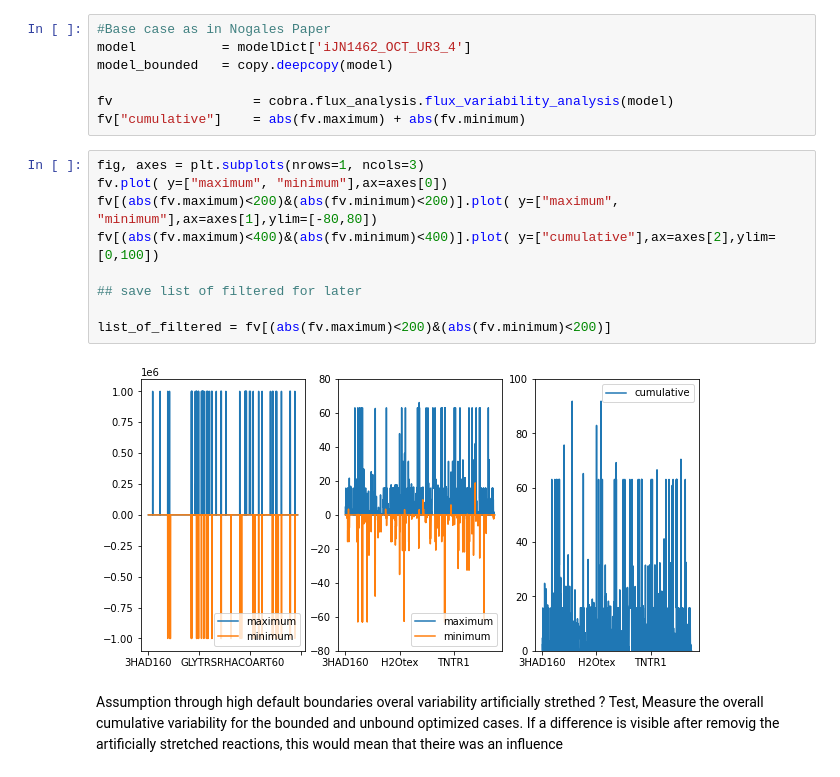
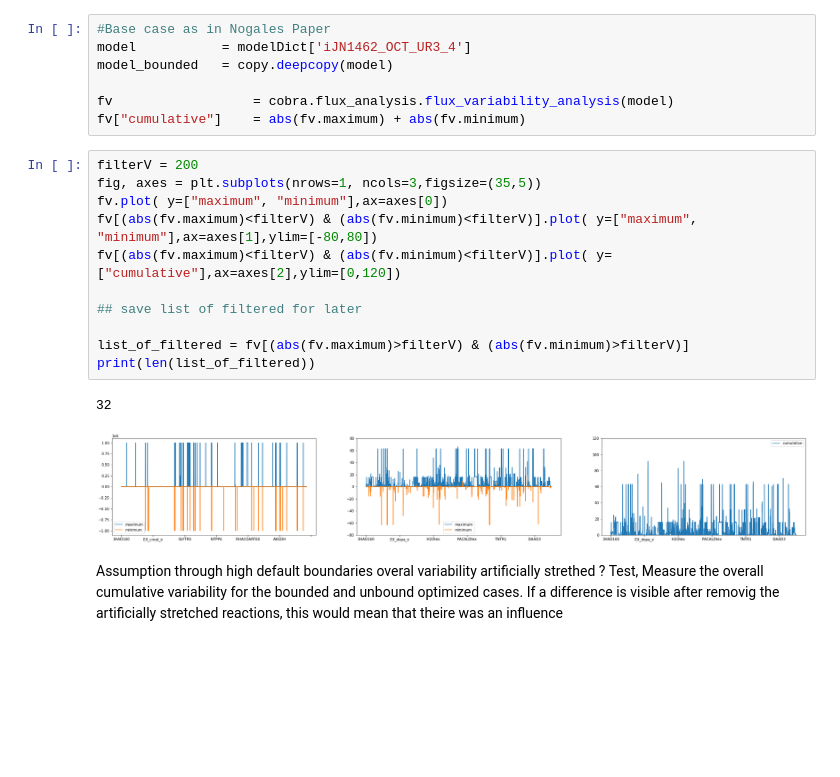
Before and after one commit to lizat-i/PseudomonasPutidaCobraPy, a Jupyter notebook: internalfluxtracking.ipynb, the cells around one changed output. Drawn from its saved outputs; the diff is of its cells as text; blank space fills up the shorter version.

Commit message:
working on filtered comparison of the two cummulative distribution to see if change in major boundaries influenced small scale variability as well

```diff
--- a/internalfluxtracking.ipynb
+++ b/internalfluxtracking.ipynb
@@ -35,16 +35,19 @@ model_bounded   = copy.deepcopy(model)
 fv                  = cobra.flux_analysis.flux_variability_analysis(model)
 fv["cumulative"]    = abs(fv.maximum) + abs(fv.minimum)
 # %%
-fig, axes = plt.subplots(nrows=1, ncols=3)
+filterV = 200
+fig, axes = plt.subplots(nrows=1, ncols=3,figsize=(35,5))
 fv.plot( y=["maximum", "minimum"],ax=axes[0])
-fv[(abs(fv.maximum)<200)&(abs(fv.minimum)<200)].plot( y=["maximum", "minimum"],ax=axes[1],ylim=[-80,80])
-fv[(abs(fv.maximum)<400)&(abs(fv.minimum)<400)].plot( y=["cumulative"],ax=axes[2],ylim=[0,100])
+fv[(abs(fv.maximum)<filterV) & (abs(fv.minimum)<filterV)].plot( y=["maximum", "minimum"],ax=axes[1],ylim=[-80,80])
+fv[(abs(fv.maximum)<filterV) & (abs(fv.minimum)<filterV)].plot( y=["cumulative"],ax=axes[2],ylim=[0,120])
 
 ## save list of filtered for later
 
-list_of_filtered = fv[(abs(fv.maximum)<200)&(abs(fv.minimum)<200)]
+list_of_filtered = fv[(abs(fv.maximum)>filterV) & (abs(fv.minimum)>filterV)]
+print(len(list_of_filtered))
 # %% [output]
+32
-[figure, old version]
+[figure, new version]
 # %% [markdown]
 Assumption through high default boundaries overal variability artificially strethed ?
 Test, Measure the overall cumulative variability for the bounded and unbound optimized cases.
```
Also changed, not shown: parts of 3 cells of this notebook, 1 other file.
